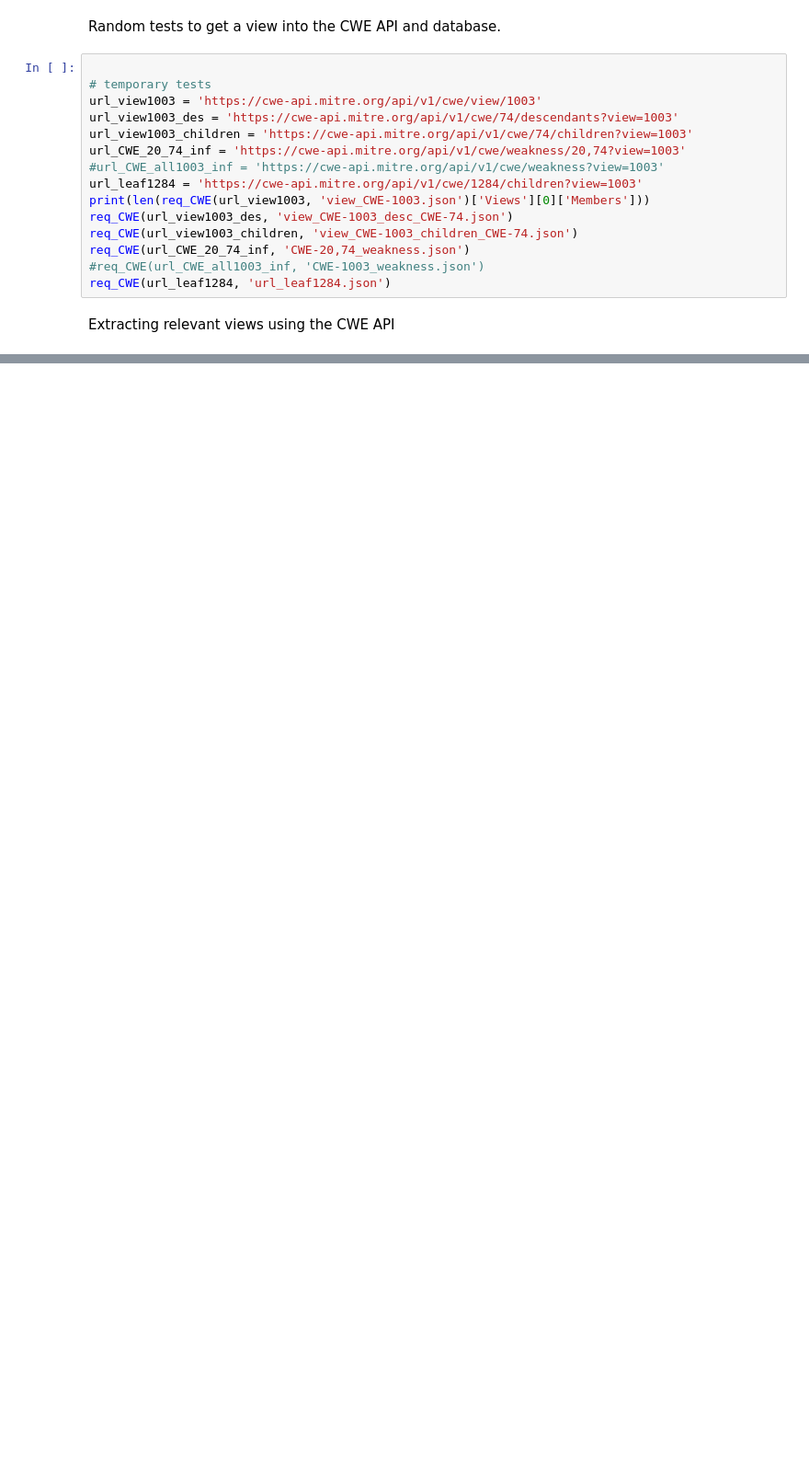
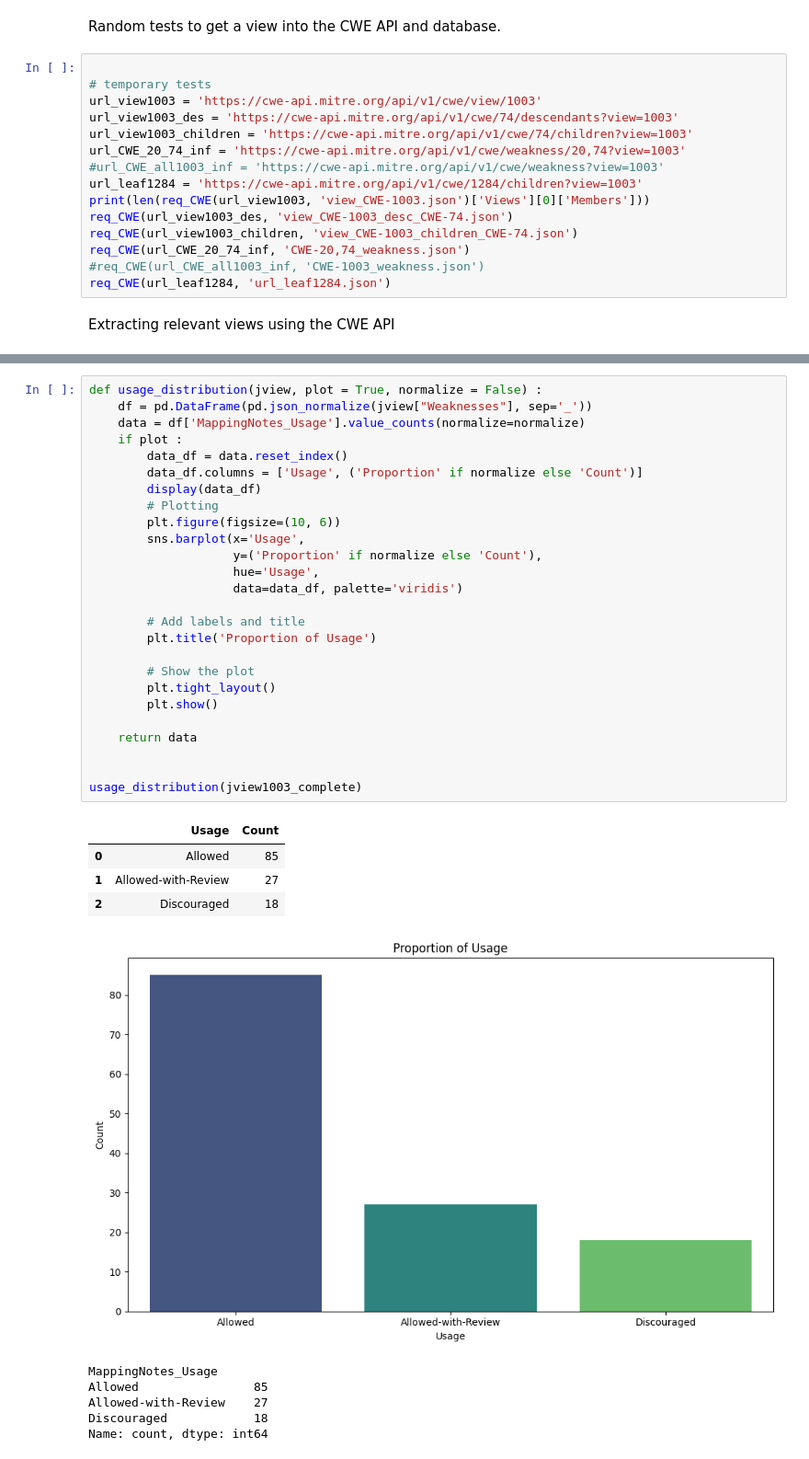
Before and after one commit to Eathus/Thesis-Edvin, a Jupyter notebook: CWE_analysis/analysis.ipynb, the cells around one changed output, grey strips where cells are left out. Shown: that part at 92% size. Cells and saved outputs as stored; diff of their text form; blank space fills up the shorter version.

```diff
--- a/CWE_analysis/analysis.ipynb
+++ b/CWE_analysis/analysis.ipynb
@@ -174,0 +307,37 @@ get_paths('1003', df_view1003_complete)
+# %%
+def usage_distribution(jview, plot = True, normalize = False) :
+    df = pd.DataFrame(pd.json_normalize(jview["Weaknesses"], sep='_'))
+    data = df['MappingNotes_Usage'].value_counts(normalize=normalize)
+    if plot :
+        data_df = data.reset_index()
+        data_df.columns = ['Usage', ('Proportion' if normalize else 'Count')]
+        display(data_df)
+        # Plotting
+        plt.figure(figsize=(10, 6))
+        sns.barplot(x='Usage',
+                    y=('Proportion' if normalize else 'Count'),
+                    hue='Usage',
+                    data=data_df, palette='viridis')
+
+        # Add labels and title
+        plt.title('Proportion of Usage')
+
+        # Show the plot
+        plt.tight_layout()
+        plt.show()
+
+    return data
+
+
+usage_distribution(jview1003_complete)
+# %% [output]
+|  | Usage | Count |
+| 0 | Allowed | 85 |
+| 1 | Allowed-with-Review | 27 |
+| 2 | Discouraged | 18 |
+[figure, added]
+MappingNotes_Usage
+Allowed                85
+Allowed-with-Review    27
+Discouraged            18
+Name: count, dtype: int64
```
Also changed, not shown: parts of 16 cells of this notebook.
